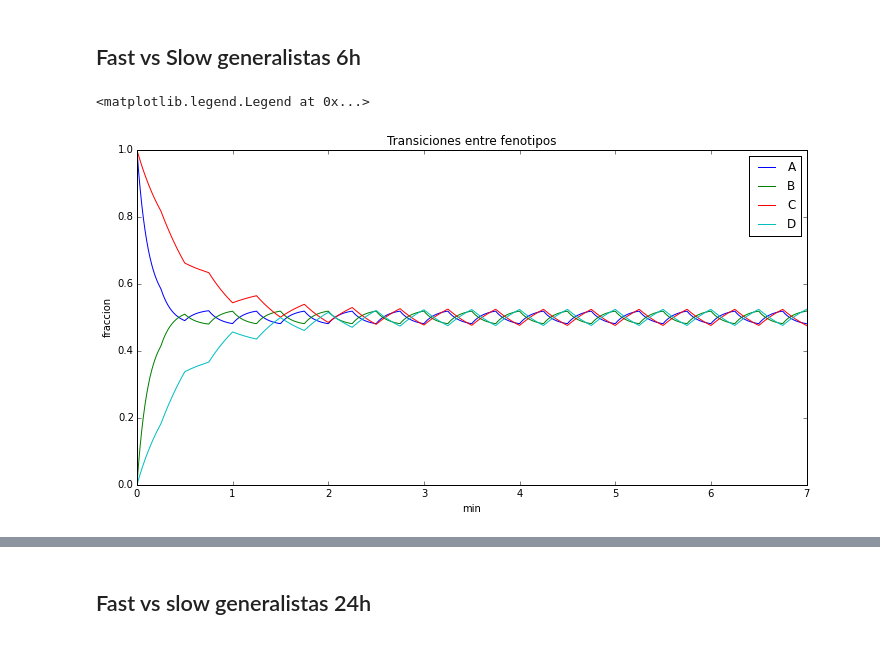
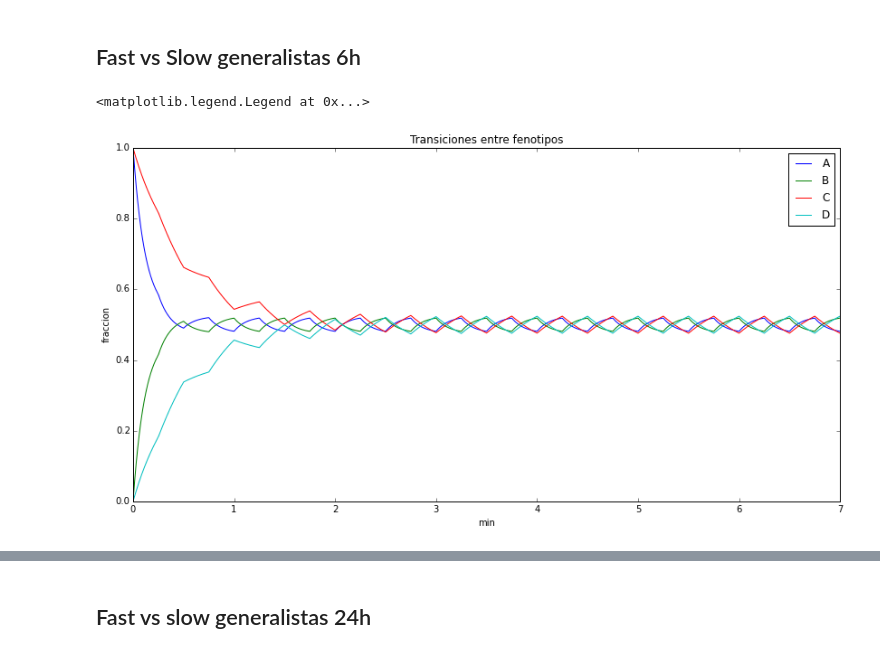
Before and after one commit to jdestupinan1332/Tesis, a Jupyter notebook: Simulation.ipynb, the cells around one changed output, grey strips where cells are left out. Drawn from its saved outputs; the diff is of its cells as text; code cells hidden in the pictures.

```diff
--- a/Simulation.ipynb
+++ b/Simulation.ipynb
@@ -123,17 +123,18 @@ vC[0], vD[0] = growth2(C[0], D[0], Media[0], gC, gD, gammB)
 RK2(A, B, vA, vB, Media, gA, gB, dt, tmax, gammA)
 RK2(C, D, vC, vD, Media, gC, gD, dt, tmax, gammB)
 # %%
+figsize(14,7)
 plot(T/60.0/24.0,(A)/(A+B), label="A")
 plot(T/60.0/24.0,(B)/(A+B), label="B")
 plot(T/60.0/24.0,(C)/(C+D), label="C")
 plot(T/60.0/24.0,(D)/(C+D), label="D")
 xlabel("min")
 ylabel("fraccion")
 title("Transiciones entre fenotipos")
 legend()
 # %% [output]
 <matplotlib.legend.Legend at 0x...>
-[figure, old version]
+[figure, new version]
 # %%
 plot(T,A+B, label="Fast")
 plot(T,C+D, label="Slow")
```
Also changed, not shown: parts of 8 cells of this notebook.
